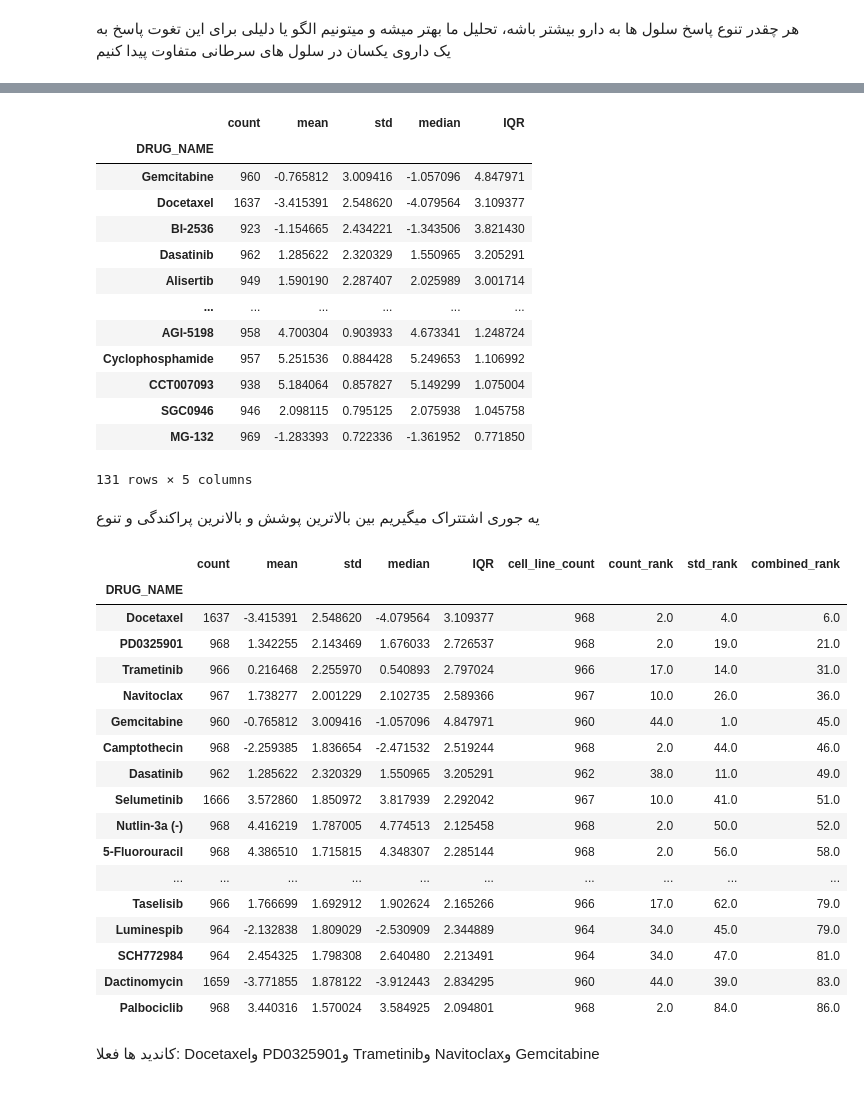
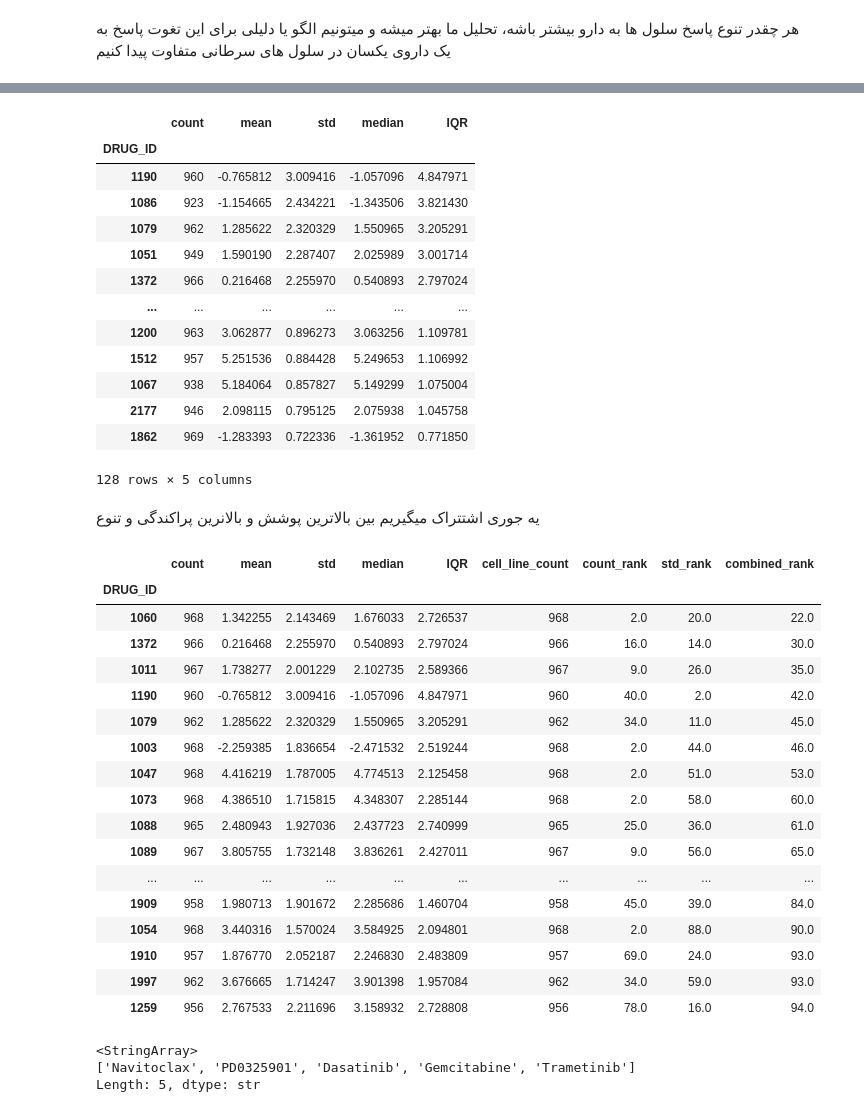
Before and after one commit to ReyhaNexus/GDSC2-drug-response_EDA, a Jupyter notebook: drug_response.ipynb, the cells around one changed output, grey strips where cells are left out. Cells and saved outputs as stored; diff of their text form; code cells hidden in the pictures.

Commit message:
Update drug response EDA

```diff
--- a/drug_response.ipynb
+++ b/drug_response.ipynb
@@ -1792,10 +1792,10 @@ Name: CANCER_TYPE, Length: 295, dtype: int64
 # %% [markdown]
 هر چقدر تنوع پاسخ سلول ها به دارو بیشتر باشه، تحلیل ما بهتر میشه و میتونیم الگو یا دلیلی برای این تغوت پاسخ به یک داروی یکسان در سلول های سرطانی متفاوت پیدا کنیم
 # %%
-drug_response = gdsc.groupby('DRUG_NAME')['LN_IC50'].agg(['count', 'mean', 'std', 'median'])
+drug_response = gdsc.groupby('DRUG_ID')['LN_IC50'].agg(['count', 'mean', 'std', 'median'])
 # %%
 drug_response['IQR'] = (
-    gdsc.groupby('DRUG_NAME')['LN_IC50'].quantile(0.75) - gdsc.groupby('DRUG_NAME')['LN_IC50'].quantile(0.25)
+    gdsc.groupby('DRUG_ID')['LN_IC50'].quantile(0.75) - gdsc.groupby('DRUG_ID')['LN_IC50'].quantile(0.25)
 )
 # %%
 drug_response.sort_values('std', ascending=False)
@@ -1820,57 +1820,63 @@ drug_response_coverage = drug_response[drug_response['count'] >= 900].sort_value
 drug_response_coverage
 # %% [output]
 |  | count | mean | std | median | IQR |
-| DRUG_NAME |  |  |  |  |  |
-| Gemcitabine | 960 | -0.765812 | 3.009416 | -1.057096 | 4.847971 |
-| Docetaxel | 1637 | -3.415391 | 2.548620 | -4.079564 | 3.109377 |
-| BI-2536 | 923 | -1.154665 | 2.434221 | -1.343506 | 3.821430 |
-| Dasatinib | 962 | 1.285622 | 2.320329 | 1.550965 | 3.205291 |
-| Alisertib | 949 | 1.590190 | 2.287407 | 2.025989 | 3.001714 |
+| DRUG_ID |  |  |  |  |  |
+| 1190 | 960 | -0.765812 | 3.009416 | -1.057096 | 4.847971 |
+| 1086 | 923 | -1.154665 | 2.434221 | -1.343506 | 3.821430 |
+| 1079 | 962 | 1.285622 | 2.320329 | 1.550965 | 3.205291 |
+| 1051 | 949 | 1.590190 | 2.287407 | 2.025989 | 3.001714 |
+| 1372 | 966 | 0.216468 | 2.255970 | 0.540893 | 2.797024 |
 | ... | ... | ... | ... | ... | ... |
-| AGI-5198 | 958 | 4.700304 | 0.903933 | 4.673341 | 1.248724 |
-| Cyclophosphamide | 957 | 5.251536 | 0.884428 | 5.249653 | 1.106992 |
-| CCT007093 | 938 | 5.184064 | 0.857827 | 5.149299 | 1.075004 |
-| SGC0946 | 946 | 2.098115 | 0.795125 | 2.075938 | 1.045758 |
-| MG-132 | 969 | -1.283393 | 0.722336 | -1.361952 | 0.771850 |
+| 1200 | 963 | 3.062877 | 0.896273 | 3.063256 | 1.109781 |
+| 1512 | 957 | 5.251536 | 0.884428 | 5.249653 | 1.106992 |
+| 1067 | 938 | 5.184064 | 0.857827 | 5.149299 | 1.075004 |
+| 2177 | 946 | 2.098115 | 0.795125 | 2.075938 | 1.045758 |
+| 1862 | 969 | -1.283393 | 0.722336 | -1.361952 | 0.771850 |
-131 rows × 5 columns
+128 rows × 5 columns
 # %% [markdown]
 یه جوری اشتتراک میگیریم بین بالاترین پوشش و بالانرین پراکندگی و تنوع
 # %%
 drug_selection = drug_response.copy()
 
 
-drug_selection['cell_line_count'] = (gdsc.groupby('DRUG_NAME')['CELL_LINE_NAME'].nunique())
+drug_selection['cell_line_count'] = (gdsc.groupby('DRUG_ID')['CELL_LINE_NAME'].nunique())
 
 
 
 drug_selection['count_rank'] = drug_selection['cell_line_count'].rank( ascending=False, method='min')
 
 drug_selection['std_rank'] = drug_selection['std'].rank(ascending=False, method='min')
 
 
 drug_selection['combined_rank'] = (
     drug_selection['count_rank'] + drug_selection['std_rank']
 )
 
 drug_selection.sort_values('combined_rank').head(20)
 # %% [output]
 |  | count | mean | std | median | IQR | cell_line_count | count_rank | std_rank | combined_rank |
-| DRUG_NAME |  |  |  |  |  |  |  |  |  |
-| Docetaxel | 1637 | -3.415391 | 2.548620 | -4.079564 | 3.109377 | 968 | 2.0 | 4.0 | 6.0 |
-| PD0325901 | 968 | 1.342255 | 2.143469 | 1.676033 | 2.726537 | 968 | 2.0 | 19.0 | 21.0 |
-| Trametinib | 966 | 0.216468 | 2.255970 | 0.540893 | 2.797024 | 966 | 17.0 | 14.0 | 31.0 |
-| Navitoclax | 967 | 1.738277 | 2.001229 | 2.102735 | 2.589366 | 967 | 10.0 | 26.0 | 36.0 |
-| Gemcitabine | 960 | -0.765812 | 3.009416 | -1.057096 | 4.847971 | 960 | 44.0 | 1.0 | 45.0 |
-| Camptothecin | 968 | -2.259385 | 1.836654 | -2.471532 | 2.519244 | 968 | 2.0 | 44.0 | 46.0 |
-| Dasatinib | 962 | 1.285622 | 2.320329 | 1.550965 | 3.205291 | 962 | 38.0 | 11.0 | 49.0 |
-| Selumetinib | 1666 | 3.572860 | 1.850972 | 3.817939 | 2.292042 | 967 | 10.0 | 41.0 | 51.0 |
-| Nutlin-3a (-) | 968 | 4.416219 | 1.787005 | 4.774513 | 2.125458 | 968 | 2.0 | 50.0 | 52.0 |
-| 5-Fluorouracil | 968 | 4.386510 | 1.715815 | 4.348307 | 2.285144 | 968 | 2.0 | 56.0 | 58.0 |
+| DRUG_ID |  |  |  |  |  |  |  |  |  |
+| 1060 | 968 | 1.342255 | 2.143469 | 1.676033 | 2.726537 | 968 | 2.0 | 20.0 | 22.0 |
+| 1372 | 966 | 0.216468 | 2.255970 | 0.540893 | 2.797024 | 966 | 16.0 | 14.0 | 30.0 |
+| 1011 | 967 | 1.738277 | 2.001229 | 2.102735 | 2.589366 | 967 | 9.0 | 26.0 | 35.0 |
+| 1190 | 960 | -0.765812 | 3.009416 | -1.057096 | 4.847971 | 960 | 40.0 | 2.0 | 42.0 |
+| 1079 | 962 | 1.285622 | 2.320329 | 1.550965 | 3.205291 | 962 | 34.0 | 11.0 | 45.0 |
+| 1003 | 968 | -2.259385 | 1.836654 | -2.471532 | 2.519244 | 968 | 2.0 | 44.0 | 46.0 |
+| 1047 | 968 | 4.416219 | 1.787005 | 4.774513 | 2.125458 | 968 | 2.0 | 51.0 | 53.0 |
+| 1073 | 968 | 4.386510 | 1.715815 | 4.348307 | 2.285144 | 968 | 2.0 | 58.0 | 60.0 |
+| 1088 | 965 | 2.480943 | 1.927036 | 2.437723 | 2.740999 | 965 | 25.0 | 36.0 | 61.0 |
+| 1089 | 967 | 3.805755 | 1.732148 | 3.836261 | 2.427011 | 967 | 9.0 | 56.0 | 65.0 |
 | ... | ... | ... | ... | ... | ... | ... | ... | ... | ... |
-| Taselisib | 966 | 1.766699 | 1.692912 | 1.902624 | 2.165266 | 966 | 17.0 | 62.0 | 79.0 |
-| Luminespib | 964 | -2.132838 | 1.809029 | -2.530909 | 2.344889 | 964 | 34.0 | 45.0 | 79.0 |
-| SCH772984 | 964 | 2.454325 | 1.798308 | 2.640480 | 2.213491 | 964 | 34.0 | 47.0 | 81.0 |
-| Dactinomycin | 1659 | -3.771855 | 1.878122 | -3.912443 | 2.834295 | 960 | 44.0 | 39.0 | 83.0 |
-| Palbociclib | 968 | 3.440316 | 1.570024 | 3.584925 | 2.094801 | 968 | 2.0 | 84.0 | 86.0 |
+| 1909 | 958 | 1.980713 | 1.901672 | 2.285686 | 1.460704 | 958 | 45.0 | 39.0 | 84.0 |
+| 1054 | 968 | 3.440316 | 1.570024 | 3.584925 | 2.094801 | 968 | 2.0 | 88.0 | 90.0 |
+| 1910 | 957 | 1.876770 | 2.052187 | 2.246830 | 2.483809 | 957 | 69.0 | 24.0 | 93.0 |
+| 1997 | 962 | 3.676665 | 1.714247 | 3.901398 | 1.957084 | 962 | 34.0 | 59.0 | 93.0 |
+| 1259 | 956 | 2.767533 | 2.211696 | 3.158932 | 2.728808 | 956 | 78.0 | 16.0 | 94.0 |
-# %% [markdown]
-کاندید ها فعلا: Docetaxelو PD0325901و Trametinibو Navitoclaxو Gemcitabine
+# %%
+selected_drugs_id = [1060, 1372, 1011, 1190, 1079]
+
+gdsc[gdsc['DRUG_ID'].isin(selected_drugs_id)]['DRUG_NAME'].unique()
+# %% [output]
+<StringArray>
+['Navitoclax', 'PD0325901', 'Dasatinib', 'Gemcitabine', 'Trametinib']
+Length: 5, dtype: str
```
Also changed, not shown: parts of 7 cells of this notebook.
